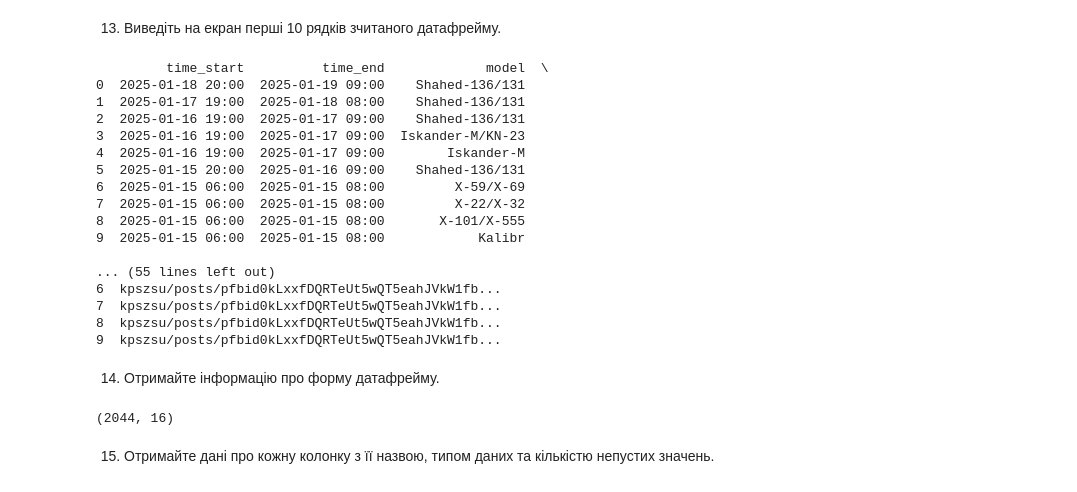
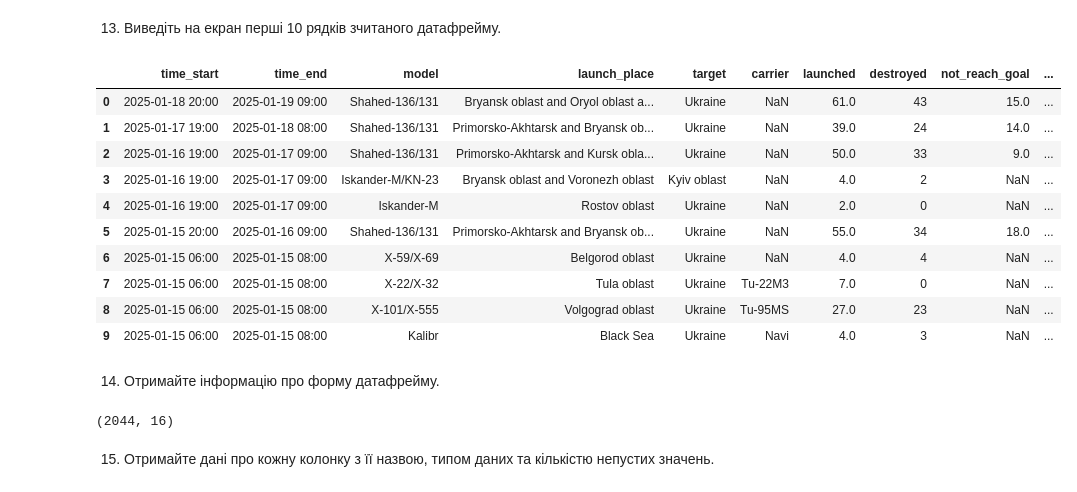
Before and after one commit to newiide/AI_LABS, a Jupyter notebook: lab1/lab1.ipynb, the cells around one changed output. Cells and saved outputs as stored; diff of their text form; code cells hidden in the pictures.

```diff
--- a/lab1/lab1.ipynb
+++ b/lab1/lab1.ipynb
@@ -237,31 +247,25 @@ dtype: object
 # %% [markdown]
 13. Виведіть на екран перші 10 рядків зчитаного датафрейму.
 # %%
-print(df.head(10))
+df.head(10)
 # %% [output]
-         time_start          time_end             model  \
-0  2025-01-18 20:00  2025-01-19 09:00    Shahed-136/131
-1  2025-01-17 19:00  2025-01-18 08:00    Shahed-136/131
-2  2025-01-16 19:00  2025-01-17 09:00    Shahed-136/131
-3  2025-01-16 19:00  2025-01-17 09:00  Iskander-M/KN-23
-4  2025-01-16 19:00  2025-01-17 09:00        Iskander-M
-5  2025-01-15 20:00  2025-01-16 09:00    Shahed-136/131
-6  2025-01-15 06:00  2025-01-15 08:00         X-59/X-69
-7  2025-01-15 06:00  2025-01-15 08:00         X-22/X-32
-8  2025-01-15 06:00  2025-01-15 08:00       X-101/X-555
-9  2025-01-15 06:00  2025-01-15 08:00            Kalibr
-
-... (55 lines left out)
-6  kpszsu/posts/pfbid0kLxxfDQRTeUt5wQT5eahJVkW1fb...
-7  kpszsu/posts/pfbid0kLxxfDQRTeUt5wQT5eahJVkW1fb...
-8  kpszsu/posts/pfbid0kLxxfDQRTeUt5wQT5eahJVkW1fb...
-9  kpszsu/posts/pfbid0kLxxfDQRTeUt5wQT5eahJVkW1fb...
+|  | time_start | time_end | model | launch_place | target | carrier | launched | destroyed | not_reach_goal | ... |
+| 0 | 2025-01-18 20:00 | 2025-01-19 09:00 | Shahed-136/131 | Bryansk oblast and Oryol oblast a... | Ukraine | NaN | 61.0 | 43 | 15.0 | ... |
+| 1 | 2025-01-17 19:00 | 2025-01-18 08:00 | Shahed-136/131 | Primorsko-Akhtarsk and Bryansk ob... | Ukraine | NaN | 39.0 | 24 | 14.0 | ... |
+| 2 | 2025-01-16 19:00 | 2025-01-17 09:00 | Shahed-136/131 | Primorsko-Akhtarsk and Kursk obla... | Ukraine | NaN | 50.0 | 33 | 9.0 | ... |
+| 3 | 2025-01-16 19:00 | 2025-01-17 09:00 | Iskander-M/KN-23 | Bryansk oblast and Voronezh oblast | Kyiv oblast | NaN | 4.0 | 2 | NaN | ... |
+| 4 | 2025-01-16 19:00 | 2025-01-17 09:00 | Iskander-M | Rostov oblast | Ukraine | NaN | 2.0 | 0 | NaN | ... |
+| 5 | 2025-01-15 20:00 | 2025-01-16 09:00 | Shahed-136/131 | Primorsko-Akhtarsk and Bryansk ob... | Ukraine | NaN | 55.0 | 34 | 18.0 | ... |
+| 6 | 2025-01-15 06:00 | 2025-01-15 08:00 | X-59/X-69 | Belgorod oblast | Ukraine | NaN | 4.0 | 4 | NaN | ... |
+| 7 | 2025-01-15 06:00 | 2025-01-15 08:00 | X-22/X-32 | Tula oblast | Ukraine | Tu-22M3 | 7.0 | 0 | NaN | ... |
+| 8 | 2025-01-15 06:00 | 2025-01-15 08:00 | X-101/X-555 | Volgograd oblast | Ukraine | Tu-95MS | 27.0 | 23 | NaN | ... |
+| 9 | 2025-01-15 06:00 | 2025-01-15 08:00 | Kalibr | Black Sea | Ukraine | Navi | 4.0 | 3 | NaN | ... |
 # %% [markdown]
 14. Отримайте інформацію про форму датафрейму.
-# %%
-print(df.shape)
-# %% [output]
-(2044, 16)
+# %%
+df.shape
+# %% [output]
+(2044, 16)
 # %% [markdown]
 15. Отримайте дані про кожну колонку з її назвою, типом даних та кількістю непустих значень.
 # %%
```
Also changed, not shown: parts of 6 cells of this notebook.
